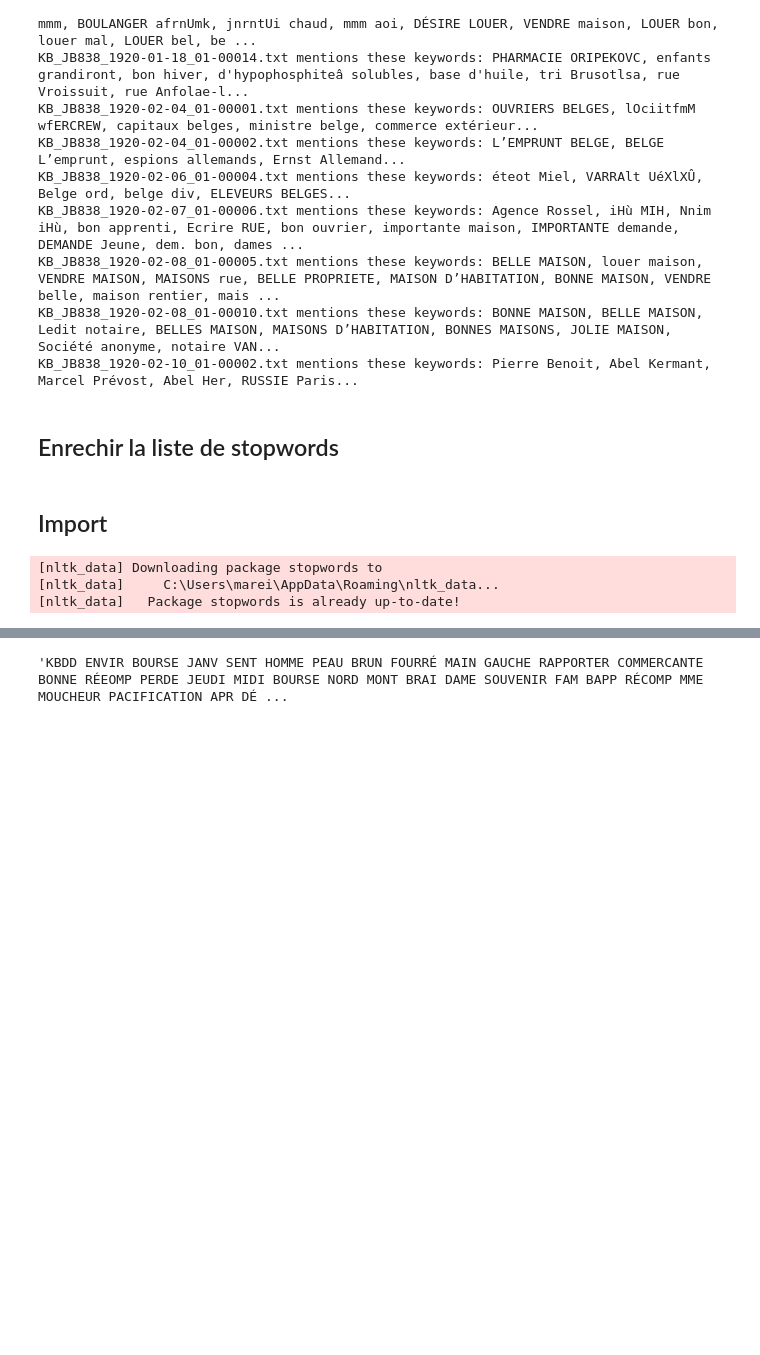
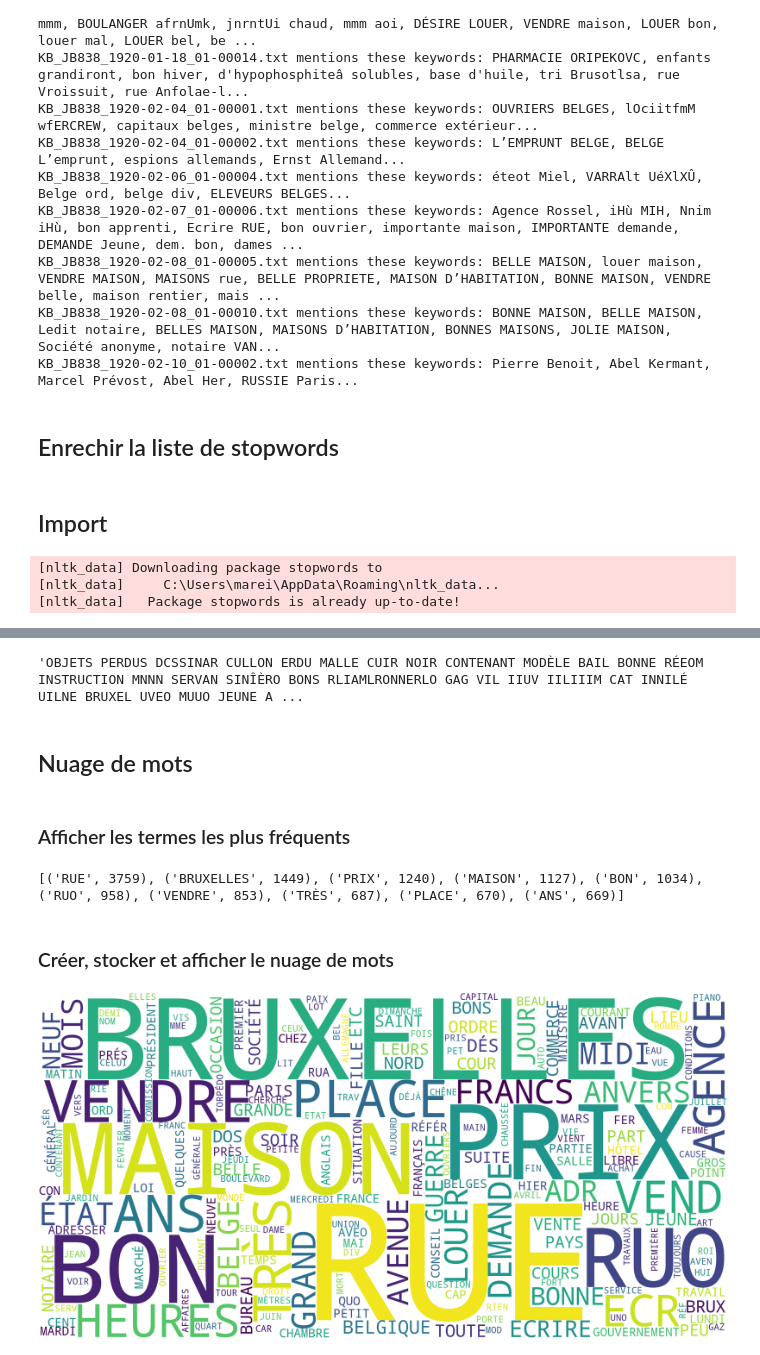
Before and after one commit to Mareike-21/tac, a Jupyter notebook: tps/tp2/TP2.ipynb, the cells around one changed output, grey strips where cells are left out. Saved outputs shown, nothing was run; the diff lists cells and outputs as text; code cells hidden in the pictures; blank space fills up the shorter version.

Commit message:
Ajout des cellules pour la nuage des mots + premier ajout de stopwords

```diff
--- a/tps/tp2/TP2.ipynb
+++ b/tps/tp2/TP2.ipynb
@@ -85,7 +87,7 @@ sw += ["les", "plus", "cette", "fait", "faire", "être", "deux", "comme", "dont"
 sw = set(sw)
 # %%
 # Ecrire tout le contenu dans un fichier temporaire
-temp_path = '../data/tmp'
+temp_path = '../../data/tmp'
 if not os.path.exists(temp_path):
     os.mkdir(temp_path)
 with open(os.path.join(temp_path, f'{year}.txt'), 'w', encoding='utf-8') as f:
@@ -125,4 +127,21 @@ with open(os.path.join(temp_path, f'{year}_clean.txt'), 'r', encoding='utf-8') a
 
 after[:500]
 # %% [output]
-'KBDD ENVIR BOURSE JANV SENT HOMME PEAU BRUN FOURRÉ MAIN GAUCHE RAPPORTER COMMERCANTE BONNE RÉEOMP PERDE JEUDI MIDI BOURSE NORD MONT BRAI DAME SOUVENIR FAM BAPP RÉCOMP MME MOUCHEUR PACIFICATION APR DÉ ...
+'OBJETS PERDUS DCSSINAR CULLON ERDU MALLE CUIR NOIR CONTENANT MODÈLE BAIL BONNE RÉEOM INSTRUCTION MNNN SERVAN SINÎÈRO BONS RLIAMLRONNERLO GAG VIL IIUV IILIIIM CAT INNILÉ UILNE BRUXEL UVEO MUUO JEUNE A ...
+# %% [markdown]
+## Nuage de mots
+# %% [markdown]
+### Afficher les termes les plus fréquents
+# %%
+frequencies = Counter(after.split())
+print(frequencies.most_common(10))
+# %% [output]
+[('RUE', 3759), ('BRUXELLES', 1449), ('PRIX', 1240), ('MAISON', 1127), ('BON', 1034), ('RUO', 958), ('VENDRE', 853), ('TRÈS', 687), ('PLACE', 670), ('ANS', 669)]
+# %% [markdown]
+### Créer, stocker et afficher le nuage de mots
+# %%
+cloud = WordCloud(width=2000, height=1000, background_color='white').generate_from_frequencies(frequencies)
+cloud.to_file(os.path.join(temp_path, f"{year}.png"))
+Image(filename=os.path.join(temp_path, f"{year}.png"))
+# %% [output]
+[figure, added]
```
Also changed, not shown: parts of 3 cells of this notebook.
